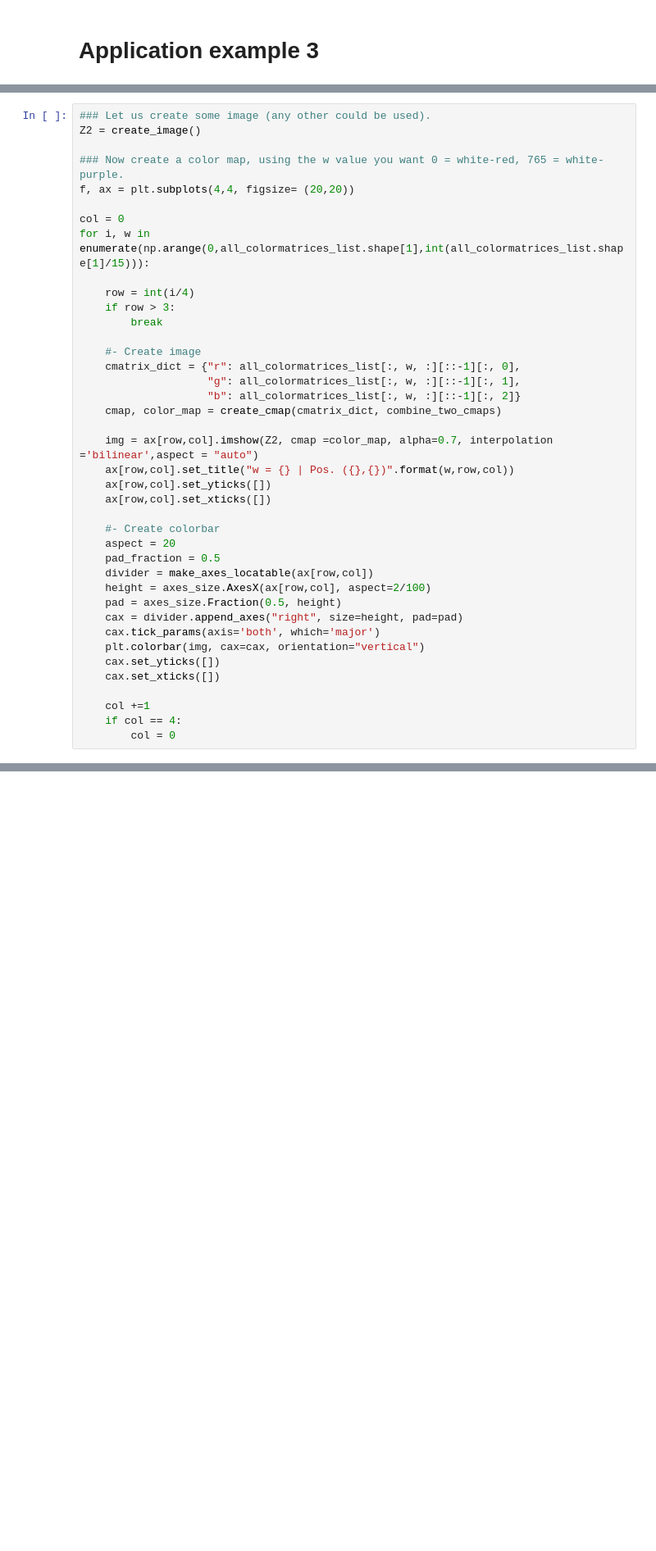
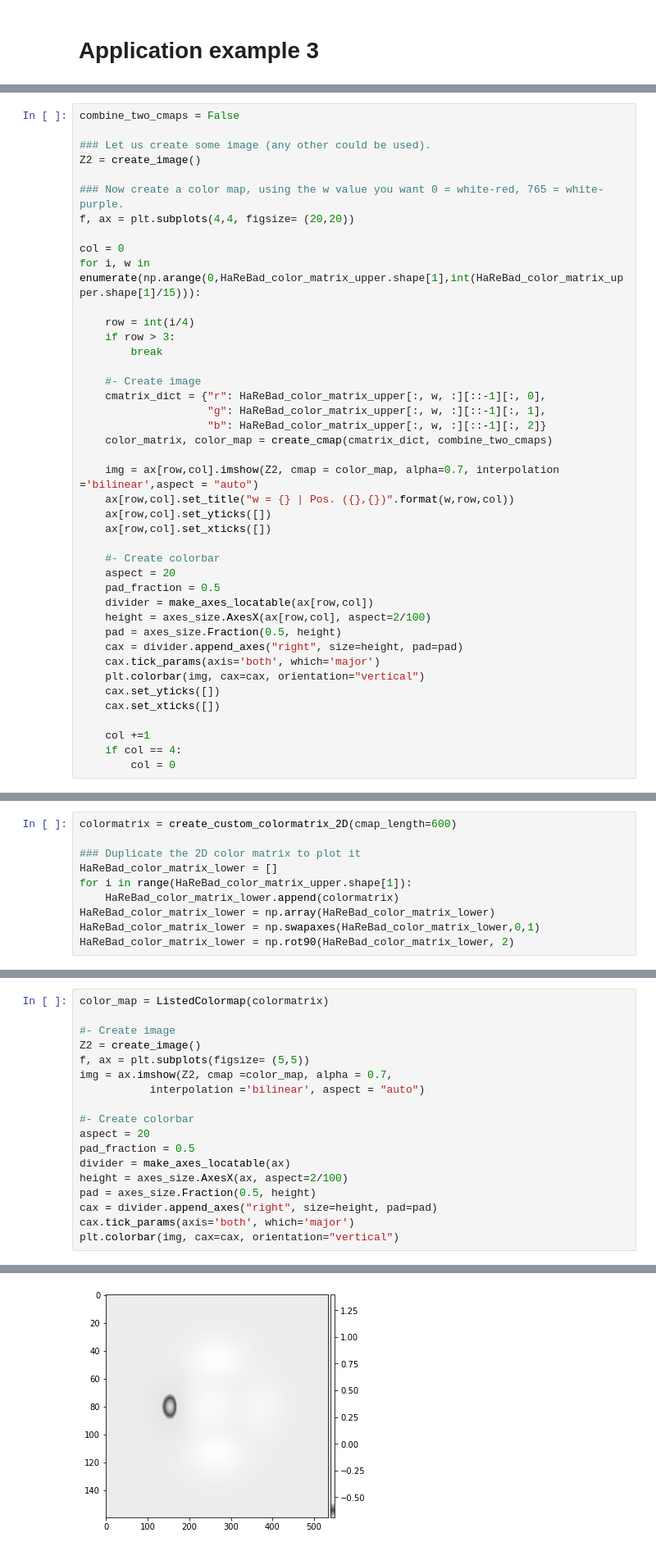
Before and after one commit to LudovicGardy/colormaps_ReBaD, a Jupyter notebook: custom_colormaps.ipynb, the cells around one changed output, grey strips where cells are left out. Shown at 82% size. Cells and saved outputs as stored; diff of their text form; blank space fills up the shorter version.

```diff
--- a/custom_colormaps.ipynb
+++ b/custom_colormaps.ipynb
@@ -574,4 +515,6 @@ combine_two_cmaps = False
 # %%
+combine_two_cmaps = False
+
 ### Let us create some image (any other could be used).
 Z2 = create_image()
 
@@ -579,19 +522,19 @@ Z2 = create_image()
 f, ax = plt.subplots(4,4, figsize= (20,20))
 
 col = 0
-for i, w in enumerate(np.arange(0,all_colormatrices_list.shape[1],int(all_colormatrices_list.shape[1]/15))):
+for i, w in enumerate(np.arange(0,HaReBad_color_matrix_upper.shape[1],int(HaReBad_color_matrix_upper.shape[1]/15))):
 
     row = int(i/4)
     if row > 3:
         break
 
     #- Create image
-    cmatrix_dict = {"r": all_colormatrices_list[:, w, :][::-1][:, 0],
-                    "g": all_colormatrices_list[:, w, :][::-1][:, 1],
-                    "b": all_colormatrices_list[:, w, :][::-1][:, 2]}
-    cmap, color_map = create_cmap(cmatrix_dict, combine_two_cmaps)
+    cmatrix_dict = {"r": HaReBad_color_matrix_upper[:, w, :][::-1][:, 0],
+                    "g": HaReBad_color_matrix_upper[:, w, :][::-1][:, 1],
+                    "b": HaReBad_color_matrix_upper[:, w, :][::-1][:, 2]}
+    color_matrix, color_map = create_cmap(cmatrix_dict, combine_two_cmaps)
 
-    img = ax[row,col].imshow(Z2, cmap =color_map, alpha=0.7, interpolation ='bilinear',aspect = "auto")
+    img = ax[row,col].imshow(Z2, cmap = color_map, alpha=0.7, interpolation ='bilinear',aspect = "auto")
     ax[row,col].set_title("w = {} | Pos. ({},{})".format(w,row,col))
     ax[row,col].set_yticks([])
     ax[row,col].set_xticks([])
@@ -647,0 +634,10 @@ Text(0.5, 1.0, '3D (n_cmaps, cmap_length, rgb) color map list (ex: pick cmap <i>
+# %%
+colormatrix = create_custom_colormatrix_2D(cmap_length=600)
+
+### Duplicate the 2D color matrix to plot it
+HaReBad_color_matrix_lower = []
+for i in range(HaReBad_color_matrix_upper.shape[1]):
+    HaReBad_color_matrix_lower.append(colormatrix)
+HaReBad_color_matrix_lower = np.array(HaReBad_color_matrix_lower)
+HaReBad_color_matrix_lower = np.swapaxes(HaReBad_color_matrix_lower,0,1)
+HaReBad_color_matrix_lower = np.rot90(HaReBad_color_matrix_lower, 2)
@@ -647,0 +646,19 @@ Text(0.5, 1.0, '3D (n_cmaps, cmap_length, rgb) color map list (ex: pick cmap <i>
+# %%
+color_map = ListedColormap(colormatrix)
+
+#- Create image
+Z2 = create_image()
+f, ax = plt.subplots(figsize= (5,5))
+img = ax.imshow(Z2, cmap =color_map, alpha = 0.7,
+           interpolation ='bilinear', aspect = "auto")
+
+#- Create colorbar
+aspect = 20
+pad_fraction = 0.5
+divider = make_axes_locatable(ax)
+height = axes_size.AxesX(ax, aspect=2/100)
+pad = axes_size.Fraction(0.5, height)
+cax = divider.append_axes("right", size=height, pad=pad)
+cax.tick_params(axis='both', which='major')
+plt.colorbar(img, cax=cax, orientation="vertical")
+# %% [output]
@@ -647,0 +666 @@ Text(0.5, 1.0, '3D (n_cmaps, cmap_length, rgb) color map list (ex: pick cmap <i>
+[figure, added]
```
Also changed, not shown: parts of 39 cells of this notebook.
